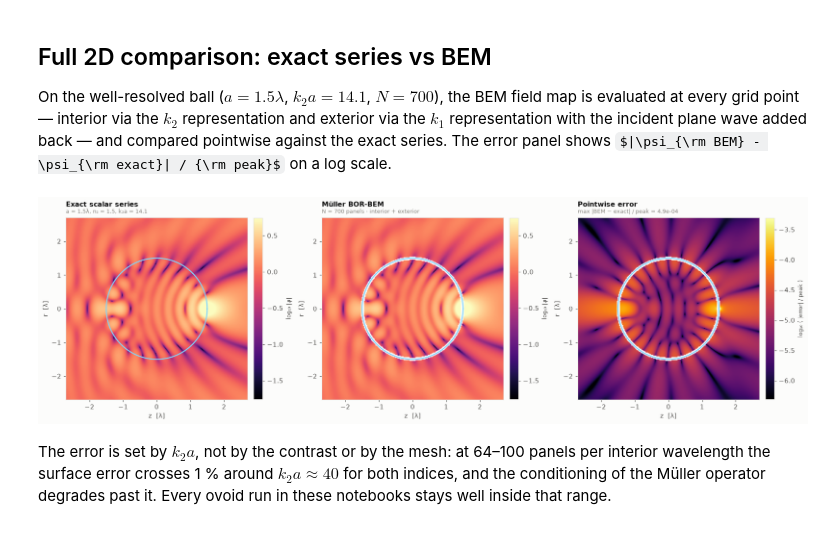
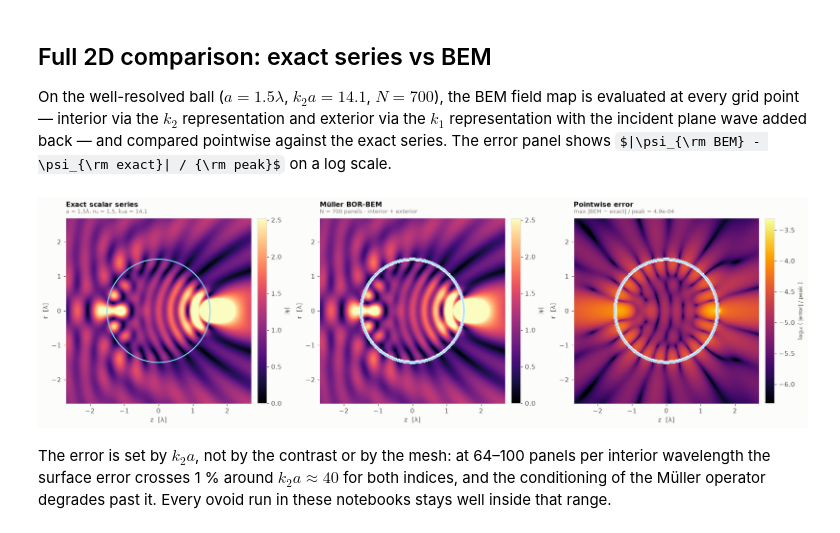
Before and after one commit to blancusjh/Diffractor, a Jupyter notebook: notebooks/02_solver_validation.ipynb, the cells around one changed output. Saved outputs shown, nothing was run; the diff lists cells and outputs as text; code cells hidden in the pictures; some formulas as TeX source.

```diff
--- a/notebooks/02_solver_validation.ipynb
+++ b/notebooks/02_solver_validation.ipynb
@@ -82,11 +82,9 @@ valid_bl = inside_bl | BL["outside"] if "outside" in BL else inside_bl
 fig, ax = plt.subplots(2, 2, figsize=(14.0, 11.0))
 circ = np.linspace(0, 2 * np.pi, 400)
 
-# -- top row: exact | BEM on log scale --
+# -- top row: exact | BEM on linear scale --
 rr_ex, PP_ex = mirror(BL["rg"], BL["psi"])
-log_ref = np.log10(np.maximum(np.abs(PP_ex), 1e-10))
-vmax = np.nanpercentile(log_ref, 99.5)
-vmin = vmax - 2.5
+vmax = np.nanpercentile(np.abs(PP_ex), 97)
 
 for i, (psi, title, sub) in enumerate([
         (BL["psi"], "Exact scalar series",
@@ -95,14 +93,15 @@ for i, (psi, title, sub) in enumerate([
         (BL["psi_bem"], "Müller BOR-BEM",
          f"N = {int(BL['N'])} panels · interior + exterior")]):
     rr, PP = mirror(BL["rg"], psi)
-    logA = np.log10(np.maximum(np.abs(PP), 10**vmin))
-    im = ax[0, i].imshow(logA, extent=[BL["zg"][0], BL["zg"][-1], rr[0], rr[-1]],
+    im = ax[0, i].imshow(np.abs(PP),
+                         extent=[BL["zg"][0], BL["zg"][-1], rr[0], rr[-1]],
                          origin="lower", aspect="equal", cmap="magma",
-                         vmin=vmin, vmax=vmax, interpolation="bilinear")
+                         vmin=0, vmax=vmax, interpolation="bilinear")
     ax[0, i].plot(aa * np.cos(circ), aa * np.sin(circ), color=EDGE, lw=1.6)
-    ax[0, i].set_xlabel("z  [λ]"); ax[0, i].set_ylabel("r  [λ]"); ax[0, i].grid(False)
+    ax[0, i].set_xlabel("z  [λ]"); ax[0, i].set_ylabel("r  [λ]")
+    ax[0, i].grid(False)
     plt.colorbar(im, ax=ax[0, i], fraction=0.046, pad=0.03).set_label(
-        "log₁₀ |ψ|", fontsize=8.5)
+        "|ψ|", fontsize=8.5)
     ttl(ax[0, i], title, sub)
 
 # -- bottom left: pointwise error --
@@ -118,7 +117,8 @@ im = ax[1, 0].imshow(np.log10(np.maximum(np.abs(EE), 10**emin)),
                      origin="lower", aspect="equal", cmap="inferno",
                      vmin=emin, vmax=emax, interpolation="bilinear")
 ax[1, 0].plot(aa * np.cos(circ), aa * np.sin(circ), color=EDGE, lw=1.6)
-ax[1, 0].set_xlabel("z  [λ]"); ax[1, 0].set_ylabel("r  [λ]"); ax[1, 0].grid(False)
+ax[1, 0].set_xlabel("z  [λ]"); ax[1, 0].set_ylabel("r  [λ]")
+ax[1, 0].grid(False)
 plt.colorbar(im, ax=ax[1, 0], fraction=0.046, pad=0.03).set_label(
     "log₁₀ ( |error| / peak )", fontsize=8.5)
 ttl(ax[1, 0], "Pointwise error",
@@ -157,9 +157,7 @@ fig, ax = plt.subplots(1, 3, figsize=(16.5, 5.0))
 circ = np.linspace(0, 2 * np.pi, 400)
 
 rr_ex, PP_ex = mirror(BC["rg"], BC["psi_exact"])
-log_ref = np.log10(np.maximum(np.abs(PP_ex), 1e-10))
-vmax = np.nanpercentile(log_ref, 99.5)
-vmin = vmax - 2.5
+vmax = np.nanpercentile(np.abs(PP_ex), 97)
 
 for i, (D, title, sub) in enumerate([
         (BC["psi_exact"], "Exact scalar series",
@@ -168,39 +166,38 @@ for i, (D, title, sub) in enumerate([
         (BC["psi_bem"], "Müller BOR-BEM",
          f"N = {int(BC['N'])} panels · interior + exterior")]):
     rr, PP = mirror(BC["rg"], D)
-    logA = np.log10(np.maximum(np.abs(PP), 10**vmin))
-    im = ax[i].imshow(logA,
+    im = ax[i].imshow(np.abs(PP),
                       extent=[BC["zg"][0], BC["zg"][-1], rr[0], rr[-1]],
                       origin="lower", aspect="equal", cmap="magma",
-                      vmin=vmin, vmax=vmax, interpolation="bilinear")
+                      vmin=0, vmax=vmax, interpolation="bilinear")
     ax[i].plot(a_c * np.cos(circ), a_c * np.sin(circ), color=EDGE, lw=1.6)
     ax[i].set_xlabel("z  [λ]"); ax[i].set_ylabel("r  [λ]")
     ax[i].grid(False)
     plt.colorbar(im, ax=ax[i], fraction=0.046, pad=0.03).set_label(
-        "log₁₀ |ψ|", fontsize=8.5)
+        "|ψ|", fontsize=8.5)
     ttl(ax[i], title, sub)
 
 err = np.abs(BC["psi_bem"] - BC["psi_exact"])
 peak = np.abs(BC["psi_exact"][valid]).max()
 err_rel = np.full_like(err, np.nan)
 err_rel[valid] = err[valid] / peak
 rr_e, EE = mirror(BC["rg"], err_rel)
 emax = np.log10(max(err[valid].max() / peak, 1e-6))
 emin = emax - 3.0
 im = ax[2].imshow(np.log10(np.maximum(np.abs(EE), 10**emin)),
                   extent=[BC["zg"][0], BC["zg"][-1], rr_e[0], rr_e[-1]],
                   origin="lower", aspect="equal", cmap="inferno",
                   vmin=emin, vmax=emax, interpolation="bilinear")
 ax[2].plot(a_c * np.cos(circ), a_c * np.sin(circ), color=EDGE, lw=1.6)
 ax[2].set_xlabel("z  [λ]"); ax[2].set_ylabel("r  [λ]")
 ax[2].grid(False)
 plt.colorbar(im, ax=ax[2], fraction=0.046, pad=0.03).set_label(
     "log₁₀ ( |error| / peak )", fontsize=8.5)
 ttl(ax[2], "Pointwise error",
     f"max |BEM − exact| / peak = {err[valid].max()/peak:.1e}")
 plt.tight_layout(); plt.show()
 # %% [output]
-[figure, old version]
+[figure, new version]
 # %% [markdown]
 The error is set by $k_2a$, not by the contrast or by the mesh: at
 64–100 panels per interior wavelength the surface error crosses 1 % around
```
Also changed, not shown: parts of 1 cell of this notebook, 3 other files.
